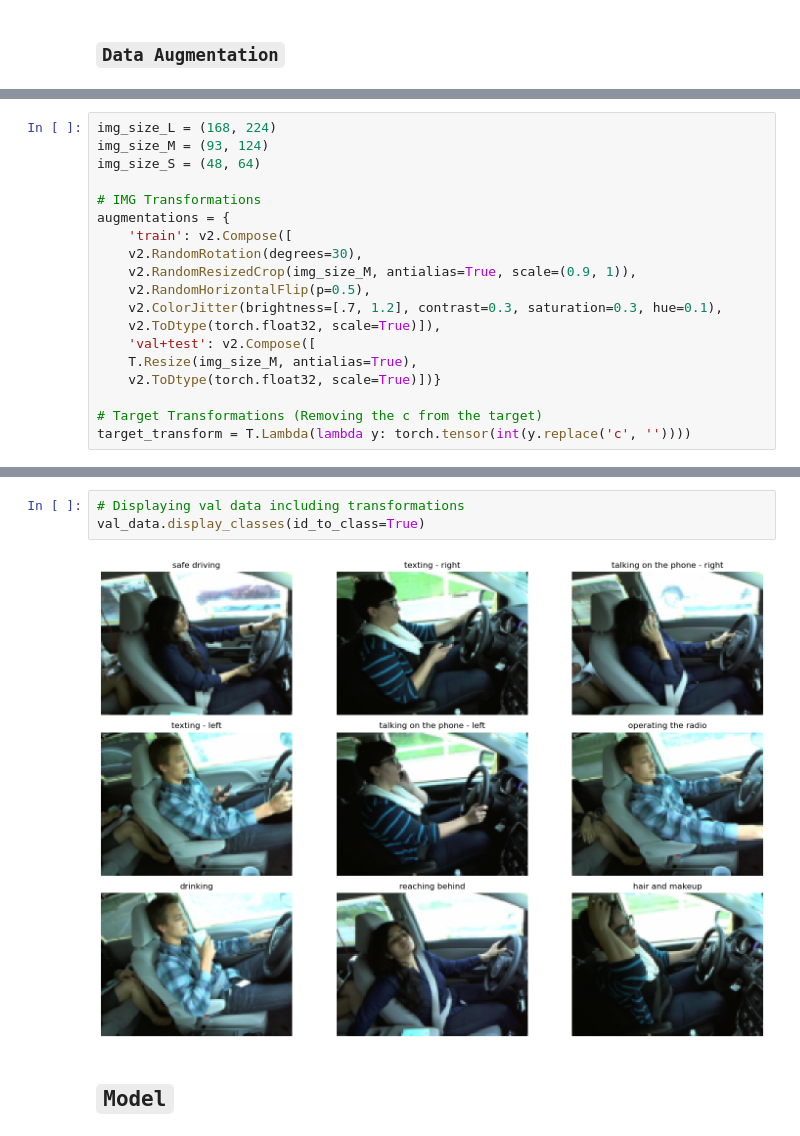
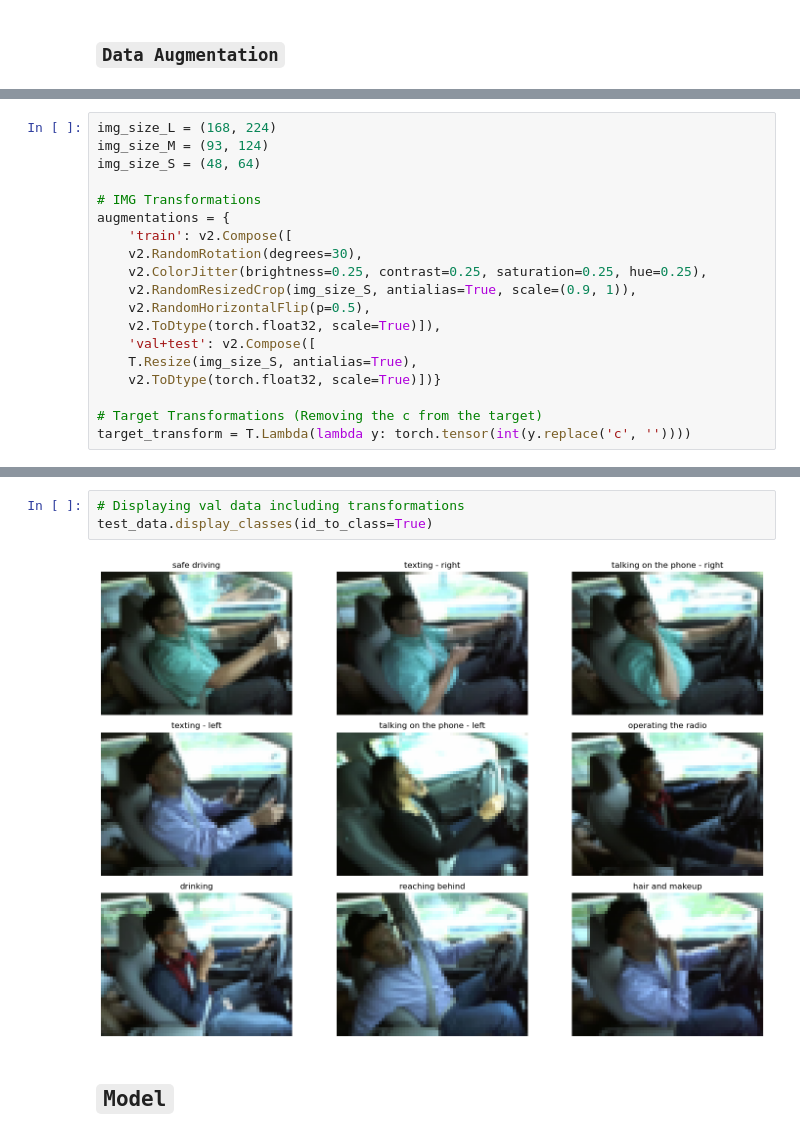
Before and after one commit to RasKrebs/aml_itu, a Jupyter notebook: notebooks/TinyVGG/TinyVGG_L.ipynb, the cells around one changed output, grey strips where cells are left out. Cells and saved outputs as stored; diff of their text form.

```diff
--- a/notebooks/TinyVGG/TinyVGG_L.ipynb
+++ b/notebooks/TinyVGG/TinyVGG_L.ipynb
@@ -125,12 +100,12 @@ img_size_S = (48, 64)
 augmentations = {
     'train': v2.Compose([
     v2.RandomRotation(degrees=30),
-    v2.RandomResizedCrop(img_size_M, antialias=True, scale=(0.9, 1)),
+    v2.ColorJitter(brightness=0.25, contrast=0.25, saturation=0.25, hue=0.25),
+    v2.RandomResizedCrop(img_size_S, antialias=True, scale=(0.9, 1)),
     v2.RandomHorizontalFlip(p=0.5),
-    v2.ColorJitter(brightness=[.7, 1.2], contrast=0.3, saturation=0.3, hue=0.1),
     v2.ToDtype(torch.float32, scale=True)]),
     'val+test': v2.Compose([
-    T.Resize(img_size_M, antialias=True),
+    T.Resize(img_size_S, antialias=True),
     v2.ToDtype(torch.float32, scale=True)])}
 
 # Target Transformations (Removing the c from the target)
@@ -178,8 +148,8 @@ train_data.display_classes(id_to_class=True)
 # %%
 # Displaying val data including transformations
-val_data.display_classes(id_to_class=True)
+test_data.display_classes(id_to_class=True)
 # %% [output]
-[figure, old version]
+[figure, new version]
 # %% [markdown]
 ## `Model`
 # %%
```
Also changed, not shown: parts of 17 cells of this notebook, 4 other files.
